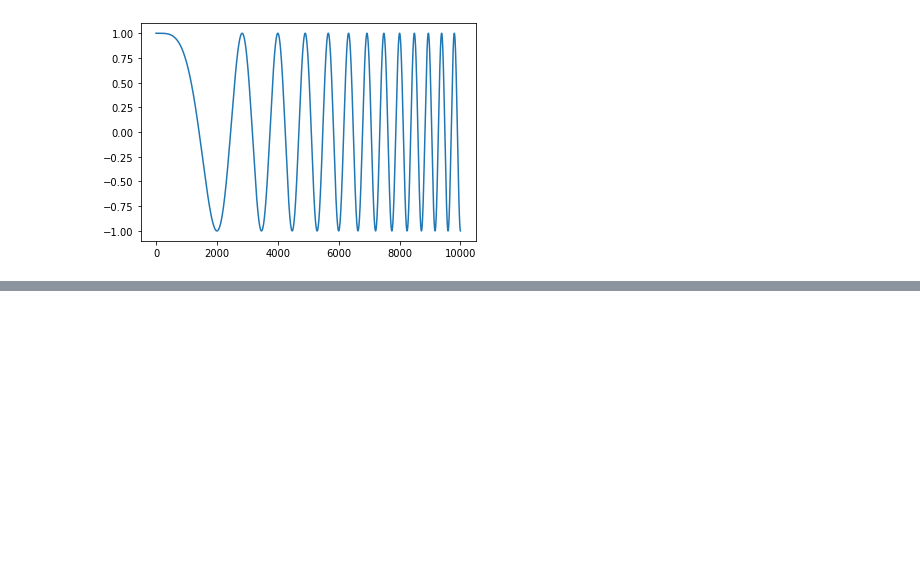
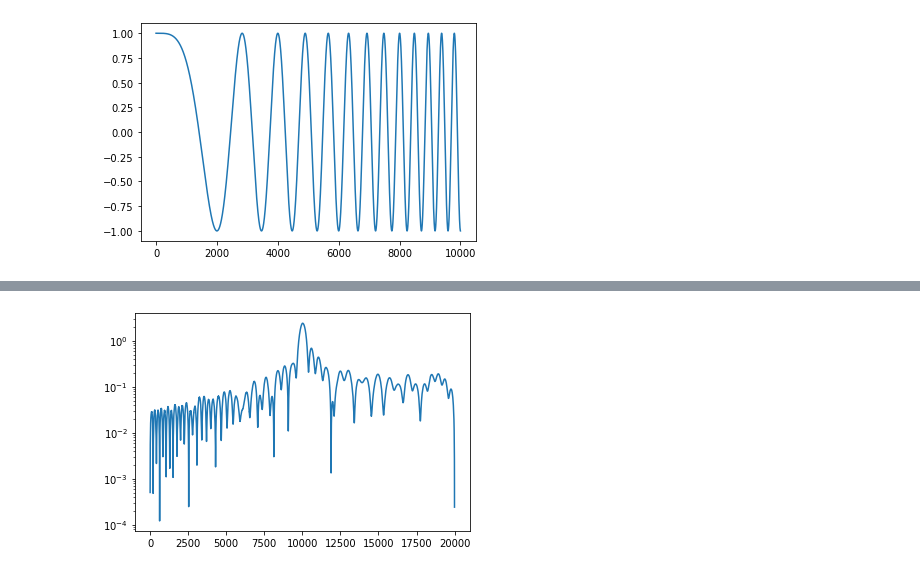
Before and after one commit to omarimran2000/Machine-Learning-for-Chirp-Detection, a Jupyter notebook: CHIRP.ipynb, the cells around one changed output, grey strips where cells are left out. Drawn from its saved outputs; the diff is of its cells as text; code cells hidden in the pictures; blank space fills up the shorter version.

```diff
--- a/CHIRP.ipynb
+++ b/CHIRP.ipynb
@@ -50,0 +51,10 @@ plt.scatter(range(0,len(noisyPoints)),noisyPoints,s=0.5)
+# %%
+def normalize(v:list)->list:
+    denominator = 0
+    for i in v:
+        denominator += i**2
+    print(denominator)
+    return [i/math.sqrt(abs(denominator)) for i in v]
+# %%
+def normalizedMF(signal:int,template:list)->list:
+    return np.correlate(normalize(signal),normalize((template)),mode="full")
@@ -50,0 +66,5 @@ plt.scatter(range(0,len(noisyPoints)),noisyPoints,s=0.5)
+# %%
+plt.plot([abs(i) for i in plot_n])
+plt.yscale("log")
+# %% [output]
+[figure, added]
```
Also changed, not shown: parts of 3 cells of this notebook.
